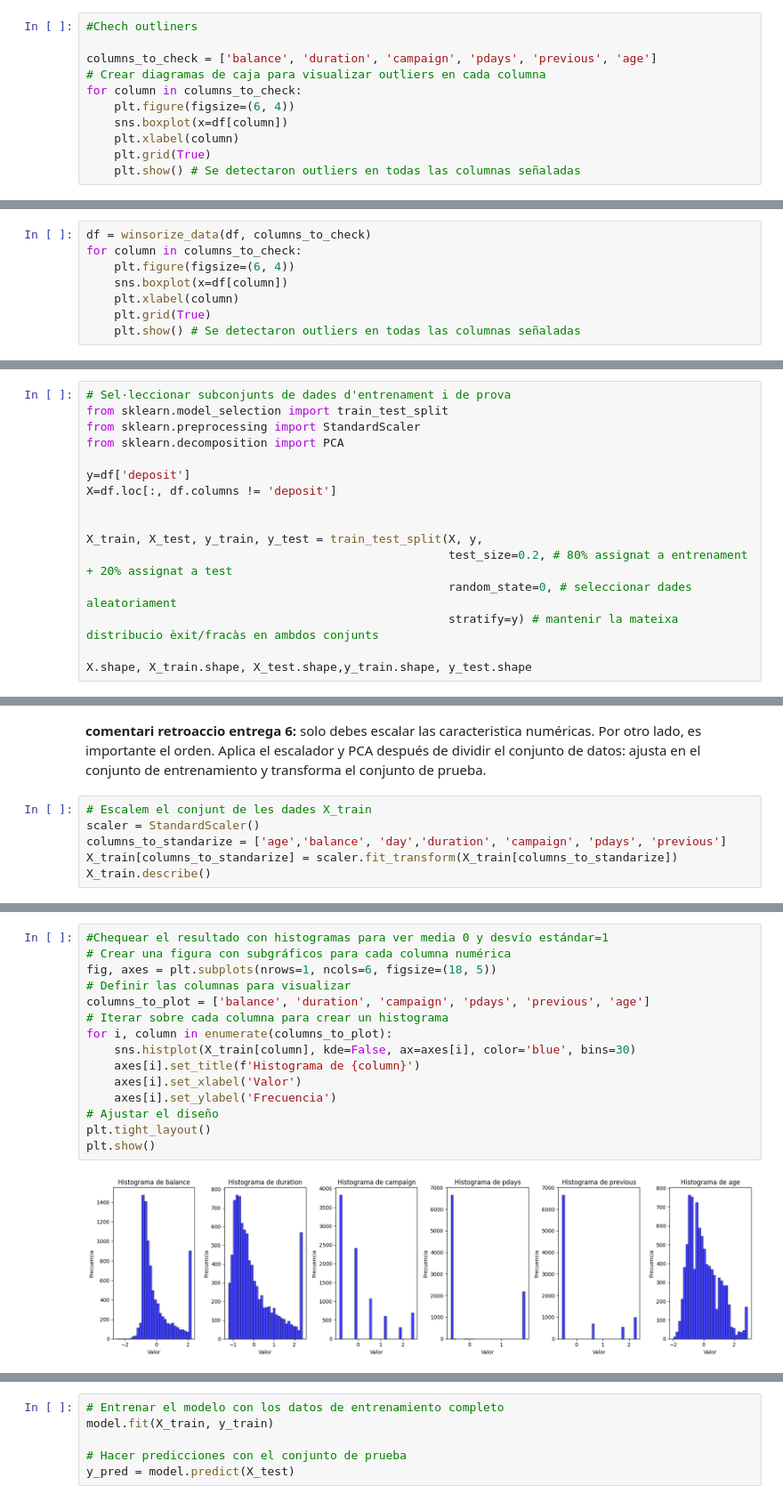
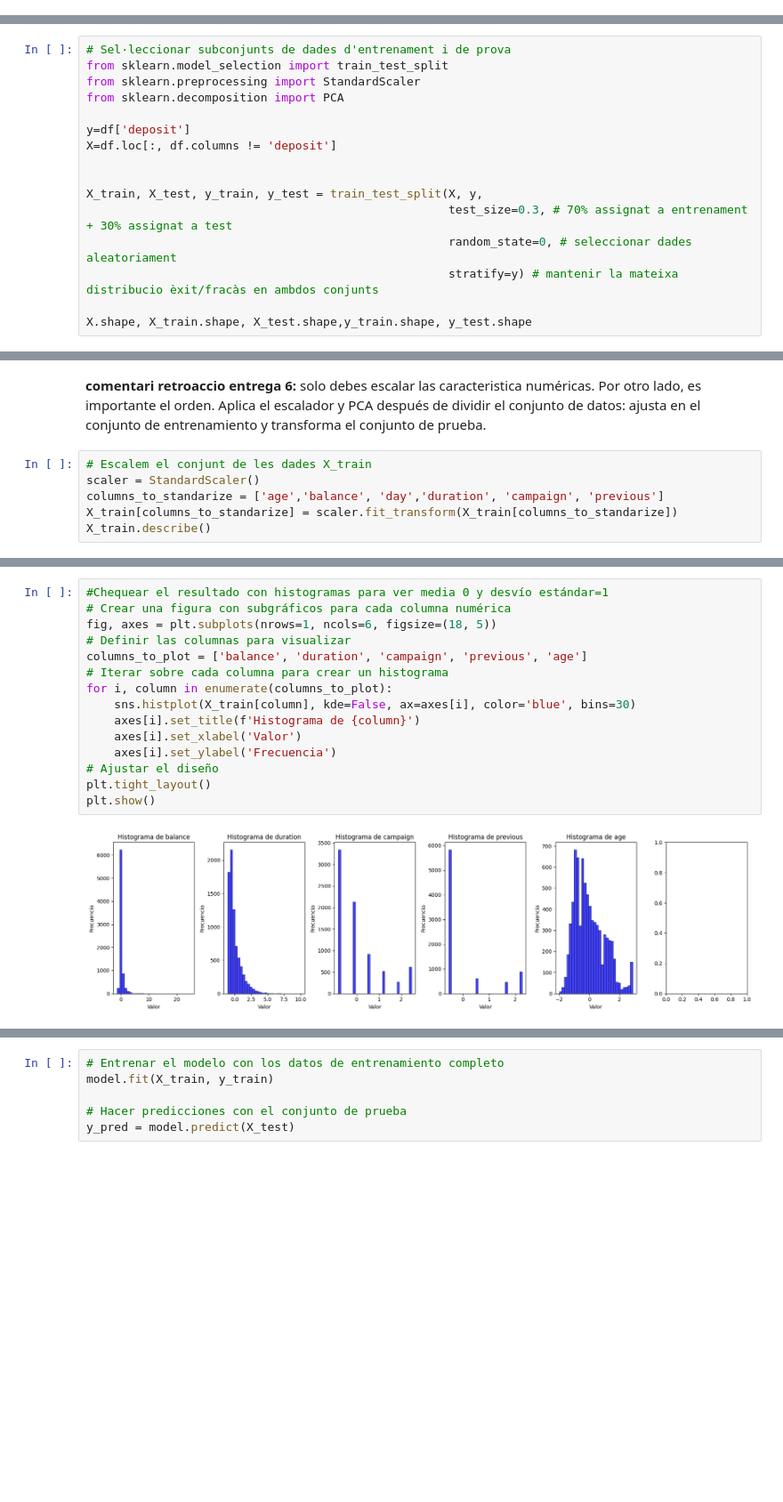
Before and after one commit to josepmariasiso/Projecte-Machine-Learning, a Jupyter notebook: sprint8.2.ipynb, the cells around one changed output, grey strips where cells are left out. Shown at 89% size. Saved outputs shown, nothing was run; the diff lists cells and outputs as text; blank space fills up the shorter version.

```diff
--- a/sprint8.2.ipynb
+++ b/sprint8.2.ipynb
@@ -161,11 +408,0 @@ Index(['age', 'education', 'default', 'balance', 'housing', 'loan', 'day',
-# %%
-#Chech outliners
-
-columns_to_check = ['balance', 'duration', 'campaign', 'pdays', 'previous', 'age']
-# Crear diagramas de caja para visualizar outliers en cada columna
-for column in columns_to_check:
-    plt.figure(figsize=(6, 4))
-    sns.boxplot(x=df[column])
-    plt.xlabel(column)
-    plt.grid(True)
-    plt.show() # Se detectaron outliers en todas las columnas señaladas
@@ -179,8 +408,0 @@ for column in columns_to_check:
-# %%
-df = winsorize_data(df, columns_to_check)
-for column in columns_to_check:
-    plt.figure(figsize=(6, 4))
-    sns.boxplot(x=df[column])
-    plt.xlabel(column)
-    plt.grid(True)
-    plt.show() # Se detectaron outliers en todas las columnas señaladas
@@ -211,7 +430,7 @@ X=df.loc[:, df.columns != 'deposit']
 
 
 X_train, X_test, y_train, y_test = train_test_split(X, y,
-                                                    test_size=0.2, # 80% assignat a entrenament + 20% assignat a test
+                                                    test_size=0.3, # 70% assignat a entrenament + 30% assignat a test
                                                     random_state=0, # seleccionar dades aleatoriament
                                                     stratify=y) # mantenir la mateixa distribucio èxit/fracàs en ambdos conjunts
 
@@ -223,7 +444,7 @@ X.shape, X_train.shape, X_test.shape,y_train.shape, y_test.shape
 # %%
 # Escalem el conjunt de les dades X_train
 scaler = StandardScaler()
-columns_to_standarize = ['age','balance', 'day','duration', 'campaign', 'pdays', 'previous']
+columns_to_standarize = ['age','balance', 'day','duration', 'campaign', 'previous']
 X_train[columns_to_standarize] = scaler.fit_transform(X_train[columns_to_standarize])
 X_train.describe()
 # %% [output]
@@ -239,18 +461,18 @@ X_train.describe()
 # %%
 #Chequear el resultado con histogramas para ver media 0 y desvío estándar=1
 # Crear una figura con subgráficos para cada columna numérica
 fig, axes = plt.subplots(nrows=1, ncols=6, figsize=(18, 5))
 # Definir las columnas para visualizar
-columns_to_plot = ['balance', 'duration', 'campaign', 'pdays', 'previous', 'age']
+columns_to_plot = ['balance', 'duration', 'campaign', 'previous', 'age']
 # Iterar sobre cada columna para crear un histograma
 for i, column in enumerate(columns_to_plot):
     sns.histplot(X_train[column], kde=False, ax=axes[i], color='blue', bins=30)
     axes[i].set_title(f'Histograma de {column}')
     axes[i].set_xlabel('Valor')
     axes[i].set_ylabel('Frecuencia')
 # Ajustar el diseño
 plt.tight_layout()
 plt.show()
 # %% [output]
-[figure, old version]
+[figure, new version]
 # %%
```
Also changed, not shown: parts of 55 cells of this notebook.
